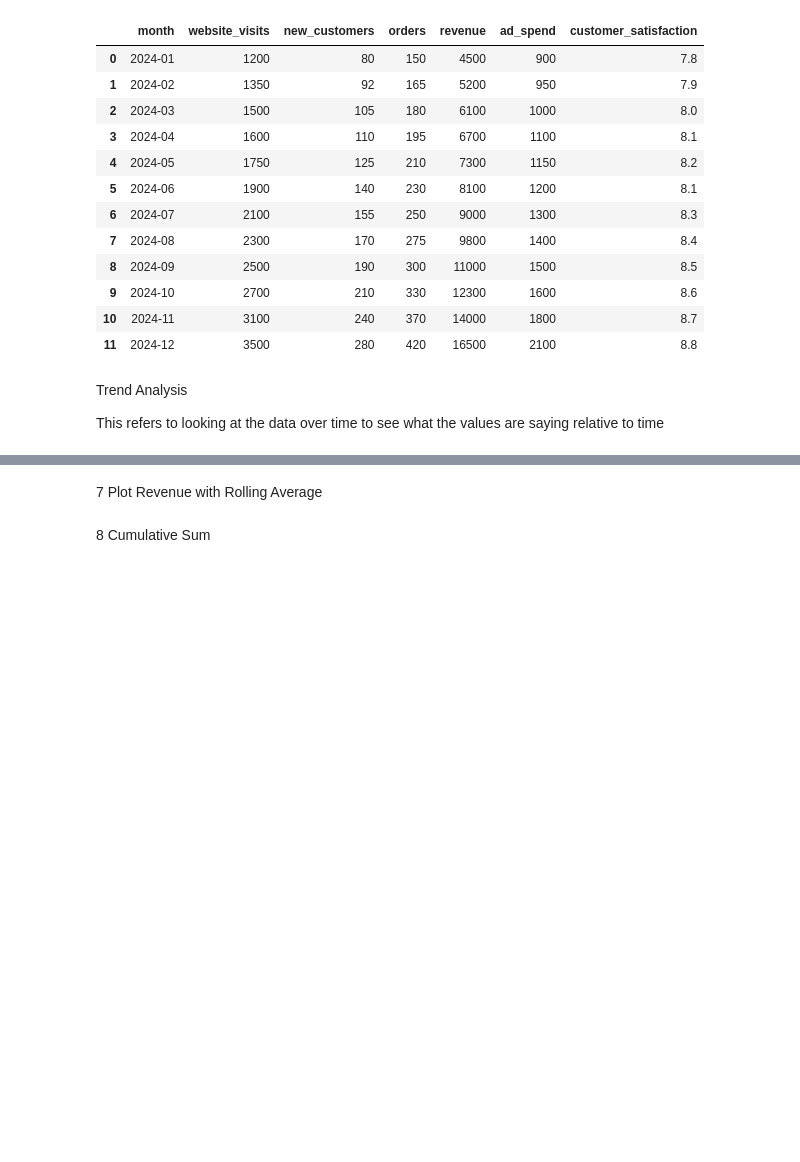
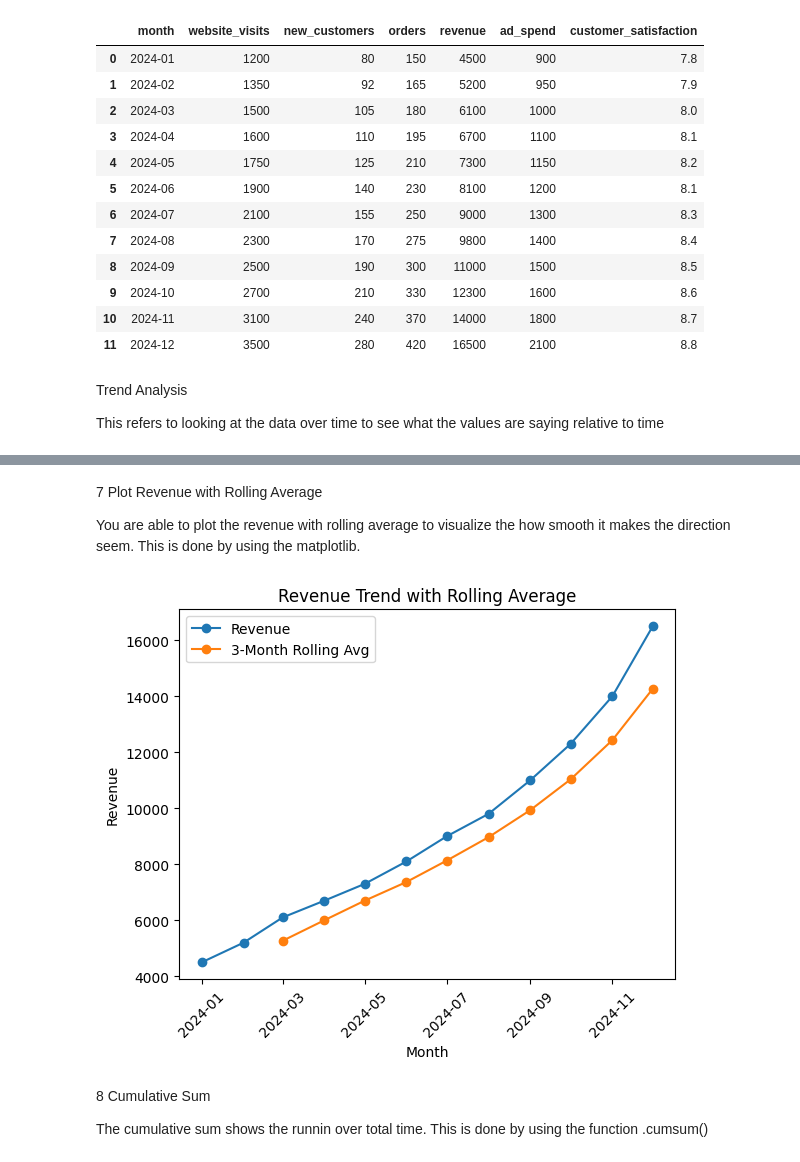
Before and after one commit to JoshPatNava/Exploratory_Data_Analysis, a Jupyter notebook: Trend_Analysis/trend_analysis.ipynb, the cells around one changed output, grey strips where cells are left out. Saved outputs shown, nothing was run; the diff lists cells and outputs as text; code cells hidden in the pictures; blank space fills up the shorter version.

```diff
--- a/Trend_Analysis/trend_analysis.ipynb
+++ b/Trend_Analysis/trend_analysis.ipynb
@@ -85,0 +133,5 @@ This refers to looking at the data over time to see what the values are saying r
+# %%
+# Find the change in Revenue
+trend_df["revenue_change"] = trend_df["revenue"].diff()
+# Check the dataframe
+trend_df[["month", "revenue", "revenue_change"]]
@@ -87,0 +156,5 @@ This refers to looking at the data over time to see what the values are saying r
+# %%
+# Find the percent change for the revenue
+trend_df["revenue_pct_change"] = trend_df["revenue"].pct_change() * 100
+# Check the dataframe
+trend_df[["month", "revenue", "revenue_pct_change"]]
@@ -89,0 +179,5 @@ This refers to looking at the data over time to see what the values are saying r
+# %%
+# Find the revenue avg with a 3 month window
+trend_df["revenue_3_month_avg"] = trend_df["revenue"].rolling(window=3).mean() # Window = 3 is the 3 month window
+# Check the data frame
+trend_df[["month", "revenue", "revenue_3_month_avg"]]
@@ -90,4 +198,21 @@ This refers to looking at the data over time to see what the values are saying r
 # %% [markdown]
 7 Plot Revenue with Rolling Average
+
+You are able to plot the revenue with rolling average to visualize the how smooth it makes the direction seem. This is done by using the matplotlib.
+# %%
+# Create a line with the rolling average and regular
+plt.figure()
+plt.plot(trend_df["month"], trend_df["revenue"], marker="o", label="Revenue")
+plt.plot(trend_df["month"], trend_df["revenue_3_month_avg"], marker="o", label="3-Month Rolling Avg")
+plt.title("Revenue Trend with Rolling Average")
+plt.xlabel("Month")
+plt.ylabel("Revenue")
+plt.xticks(rotation=45)
+plt.legend()
+plt.show()
+# %% [output]
+[figure, added]
 # %% [markdown]
 8 Cumulative Sum
+
+The cumulative sum shows the runnin over total time. This is done by using the  function .cumsum()
```
Also changed, not shown: parts of 28 cells of this notebook, 1 other file.
